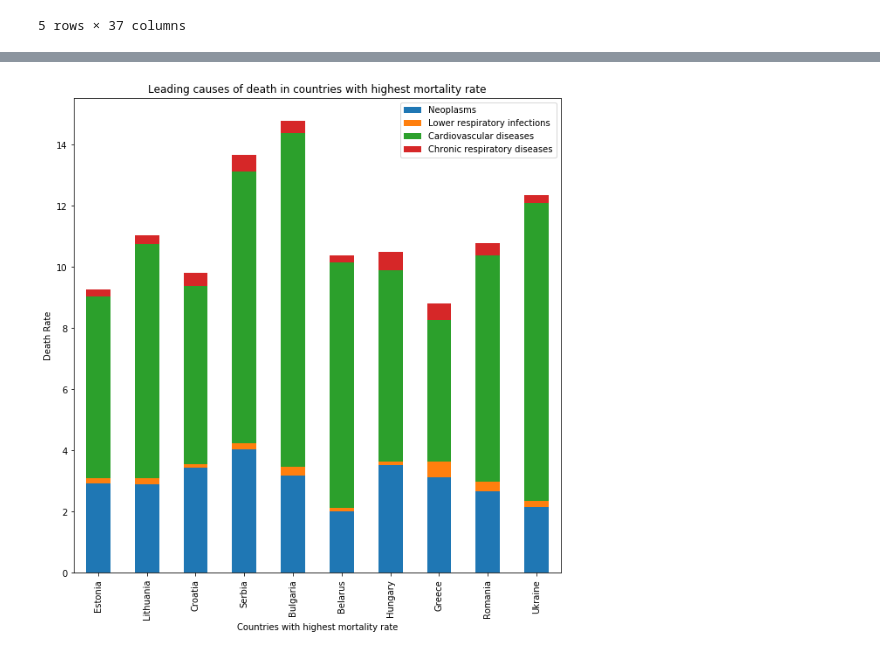
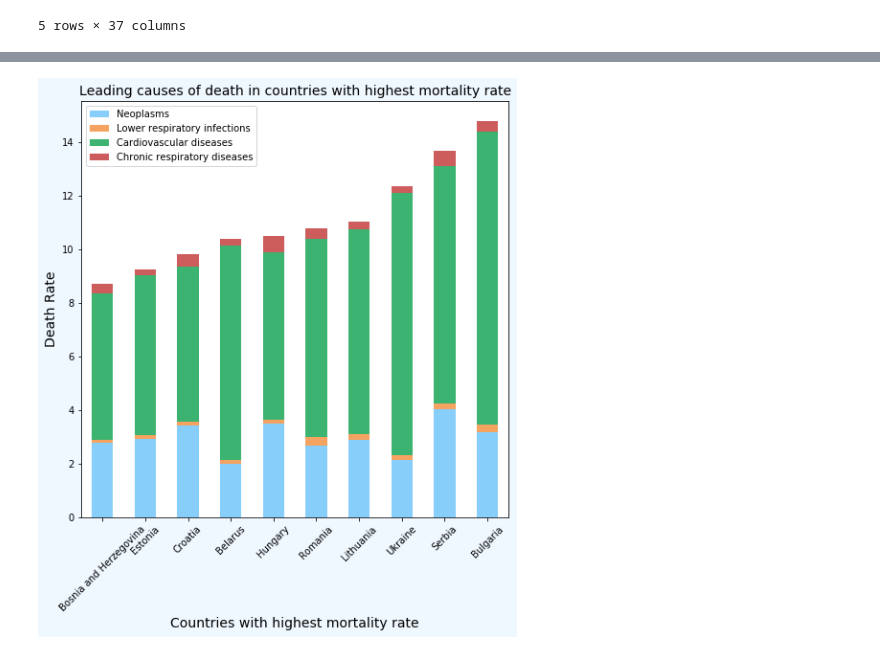
Before and after one commit to TanishaCooper/projectone_groupfour, a Jupyter notebook: HealthcarePy/test.ipynb, the cells around one changed output, grey strips where cells are left out. Drawn from its saved outputs; the diff is of its cells as text; code cells hidden in the pictures.

Commit message:
plot aesthetics

```diff
--- a/HealthcarePy/test.ipynb
+++ b/HealthcarePy/test.ipynb
@@ -224,0 +138,11 @@ plt.savefig('Output/life_expectancy_vs_health_spending.png')
+# %%
+life_expect = grouped_df['Life Expectancy at birth']
+spend = grouped_df["Total expenditure (% GDP)"]
+hci = grouped_df["Health Care Index"]
+tdr = grouped_df['Total Death Rate']
+
+#Calculate spending per person
+grouped_df['GDP spent on Health ($ per person)'] = grouped_df['GDP per capita ($)'] * (grouped_df['Total expenditure (% GDP)']/100)
+spend_per_person = grouped_df['GDP spent on Health ($ per person)']
+# %%
+plt.rcParams['figure.facecolor'] = 'aliceblue'
@@ -225,7 +208,7 @@ plt.savefig('Output/life_expectancy_vs_health_spending.png')
 # %%
 # Countries with highest and lowest death rates
-new_df.sort_values(by=['Total Death Rate'], inplace=True, ascending=False)
-death_rate_sort = new_df['Country'].unique()
+grouped_df.sort_values(by=['Total Death Rate'], inplace=True, ascending=False)
+death_rate_sort = grouped_df['Country'].unique()
 most_deaths = death_rate_sort[0:10]
 least_deaths = death_rate_sort[-11:-1]
 print(most_deaths)
@@ -238,15 +221,13 @@ print(least_deaths)
 # %%
 # Filtering by countries with highest death rates per capita
 # .mean() averages between years 2014-2018
-most_deaths_df = clean_df[clean_df["Country"].isin(most_deaths)]
-md = most_deaths_df.groupby('Country').mean()
-md = md.drop('Year',1)
+most_deaths_df = grouped_df[grouped_df["Country"].isin(most_deaths)]
+md = most_deaths_df.groupby('Country').mean().sort_values(by='Total Death Rate')
 
 # Convert cause of death values to per capita values (per 1000)
-md_pop = pd.Series(md['Population'])
+md_pop = md['Population']
 # Isolate desired values to calculate
 cause_md = md.iloc[:,0:4]
-cause_md
 # Divide values, then place back into df
 k = cause_md.div(md_pop, axis = 0)*1000
 md.iloc[:,0:4] = k
@@ -267,9 +248,11 @@ md
 # %%
-k.loc[md.sum(axis=1).sort_values().index].plot.bar(stacked=True, figsize=(10,10))
-plt.title('Leading causes of death in countries with highest mortality rate')
-plt.ylabel('Death Rate')
-plt.xlabel('Countries with highest mortality rate')
+colors = ['lightskyblue', 'sandybrown', 'mediumseagreen', 'indianred']
+k.loc[md.sum(axis=1).index].plot.bar(stacked=True, figsize=(8,8), color=colors)
+plt.title('Leading causes of death in countries with highest mortality rate', fontsize=14)
+plt.ylabel('Death Rate', fontsize=14)
+plt.xlabel('Countries with highest mortality rate', fontsize=14)
+plt.xticks(rotation = 45)
 plt.savefig('Output/leading_cause_death_in_deadliest_countries.png')
 # %% [output]
-[figure, old version]
+[figure, new version]
 # %%
```
Also changed, not shown: parts of 28 cells of this notebook, 9 other files.
